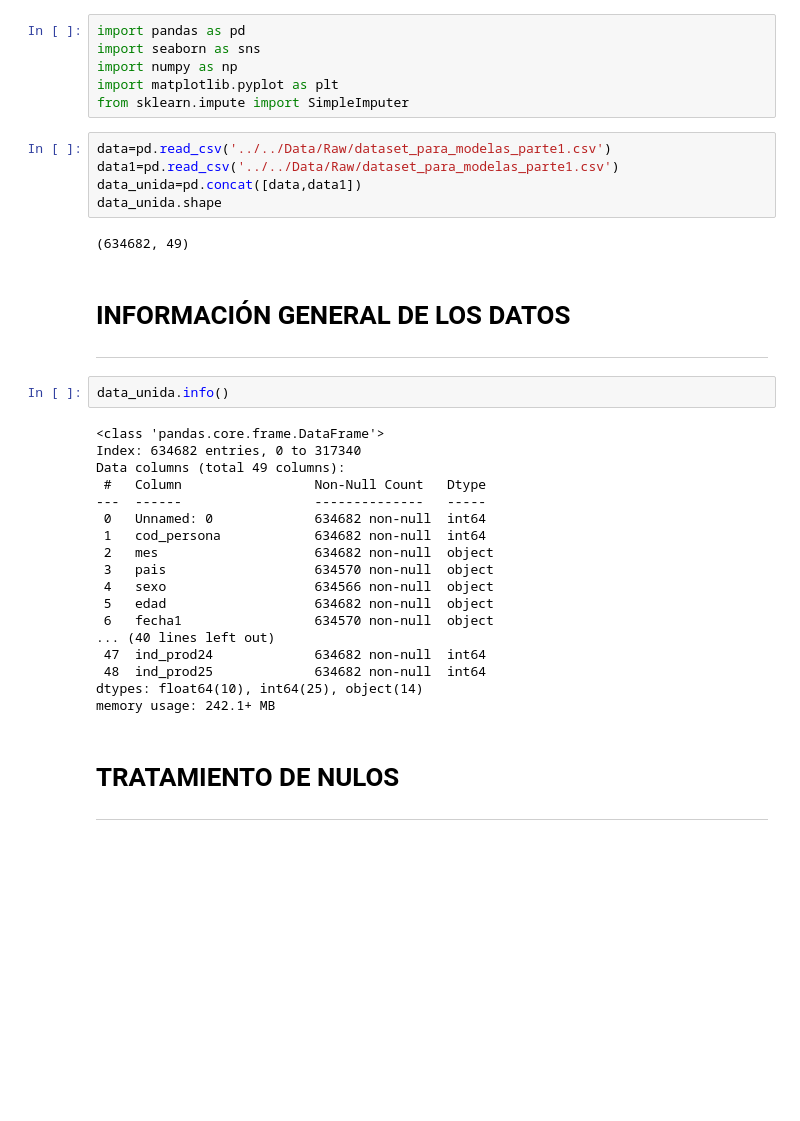
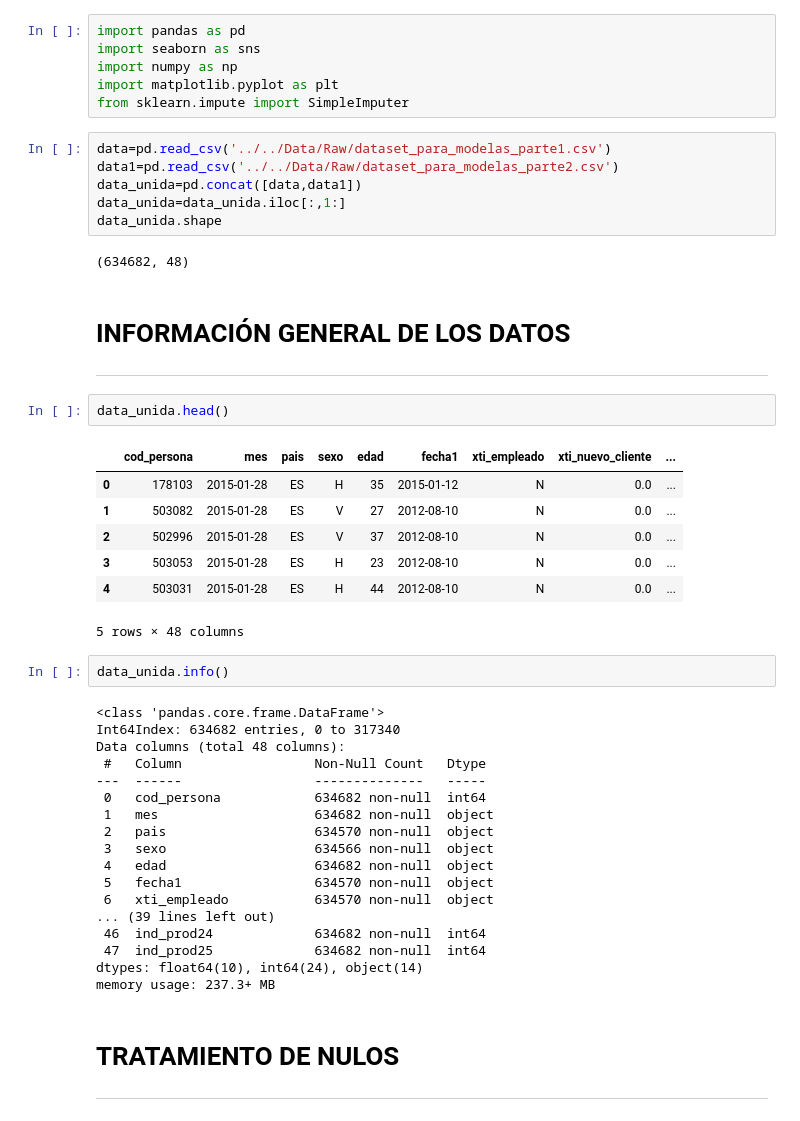
Before and after one commit to mariol-lamas/Machine_learning_proyect, a Jupyter notebook: Src/Eda/eda.ipynb, the cells around one changed output. Cells and saved outputs as stored; diff of their text form; blank space fills up the shorter version.

```diff
--- a/Src/Eda/eda.ipynb
+++ b/Src/Eda/eda.ipynb
@@ -6,34 +6,45 @@ import matplotlib.pyplot as plt
 from sklearn.impute import SimpleImputer
 # %%
 data=pd.read_csv('../../Data/Raw/dataset_para_modelas_parte1.csv')
-data1=pd.read_csv('../../Data/Raw/dataset_para_modelas_parte1.csv')
+data1=pd.read_csv('../../Data/Raw/dataset_para_modelas_parte2.csv')
 data_unida=pd.concat([data,data1])
+data_unida=data_unida.iloc[:,1:]
 data_unida.shape
 # %% [output]
-(634682, 49)
+(634682, 48)
 # %% [markdown]
 # **INFORMACIÓN GENERAL DE LOS DATOS**
 ---
+# %%
+data_unida.head()
+# %% [output]
+|  | cod_persona | mes | pais | sexo | edad | fecha1 | xti_empleado | xti_nuevo_cliente | ... |
+| 0 | 178103 | 2015-01-28 | ES | H | 35 | 2015-01-12 | N | 0.0 | ... |
+| 1 | 503082 | 2015-01-28 | ES | V | 27 | 2012-08-10 | N | 0.0 | ... |
+| 2 | 502996 | 2015-01-28 | ES | V | 37 | 2012-08-10 | N | 0.0 | ... |
+| 3 | 503053 | 2015-01-28 | ES | H | 23 | 2012-08-10 | N | 0.0 | ... |
+| 4 | 503031 | 2015-01-28 | ES | H | 44 | 2012-08-10 | N | 0.0 | ... |
+5 rows × 48 columns
 # %%
 data_unida.info()
 # %% [output]
 <class 'pandas.core.frame.DataFrame'>
-Index: 634682 entries, 0 to 317340
-Data columns (total 49 columns):
+Int64Index: 634682 entries, 0 to 317340
+Data columns (total 48 columns):
  #   Column                 Non-Null Count   Dtype
 ---  ------                 --------------   -----
- 0   Unnamed: 0             634682 non-null  int64
- 1   cod_persona            634682 non-null  int64
- 2   mes                    634682 non-null  object
- 3   pais                   634570 non-null  object
- 4   sexo                   634566 non-null  object
- 5   edad                   634682 non-null  object
- 6   fecha1                 634570 non-null  object
-... (40 lines left out)
- 47  ind_prod24             634682 non-null  int64
- 48  ind_prod25             634682 non-null  int64
-dtypes: float64(10), int64(25), object(14)
-memory usage: 242.1+ MB
+ 0   cod_persona            634682 non-null  int64
+ 1   mes                    634682 non-null  object
+ 2   pais                   634570 non-null  object
+ 3   sexo                   634566 non-null  object
+ 4   edad                   634682 non-null  object
+ 5   fecha1                 634570 non-null  object
+ 6   xti_empleado           634570 non-null  object
+... (39 lines left out)
+ 46  ind_prod24             634682 non-null  int64
+ 47  ind_prod25             634682 non-null  int64
+dtypes: float64(10), int64(24), object(14)
+memory usage: 237.3+ MB
 # %% [markdown]
 # **TRATAMIENTO DE NULOS**
 ---
```
Also changed, not shown: parts of 1 cell of this notebook, 3 other files.
